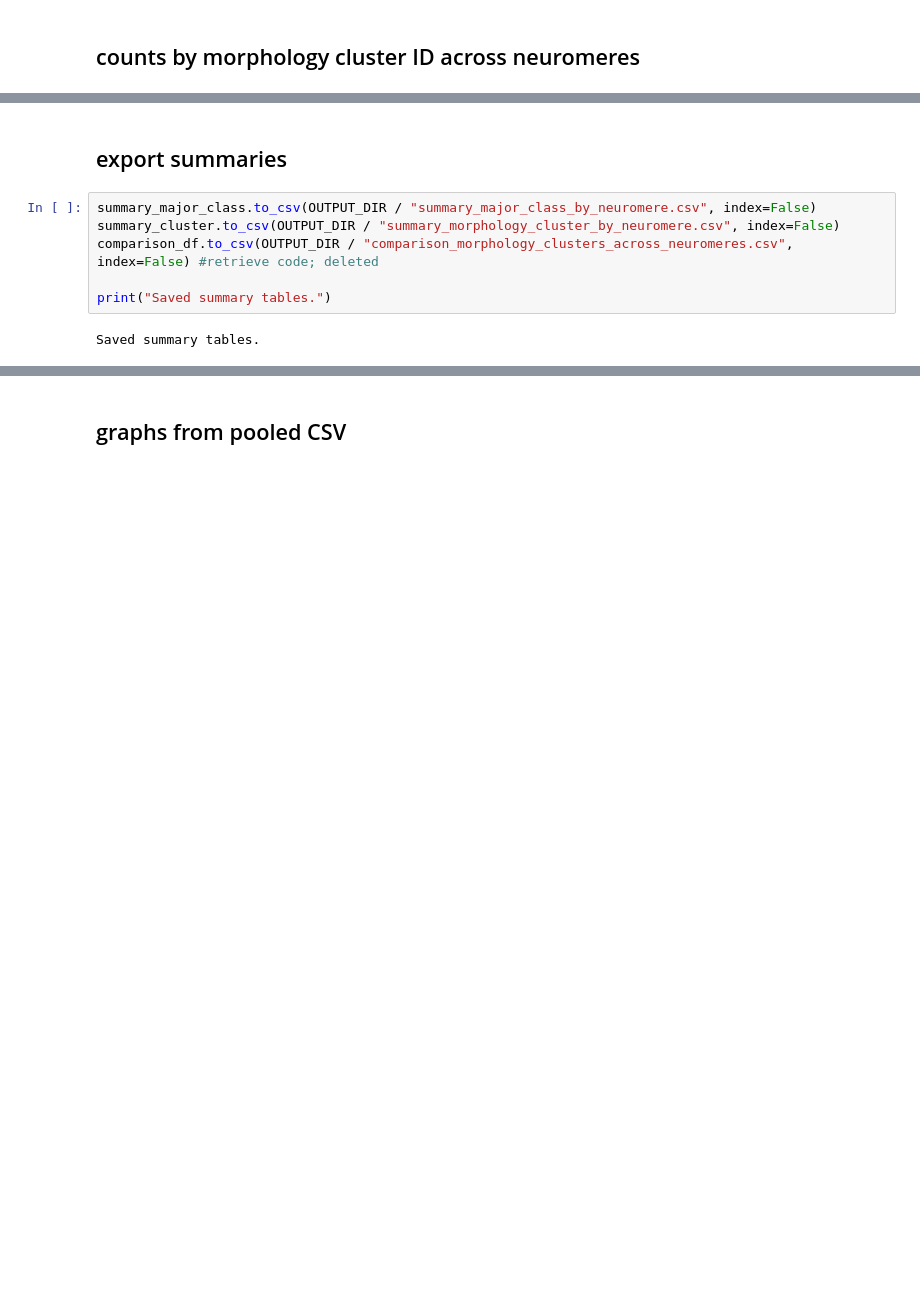
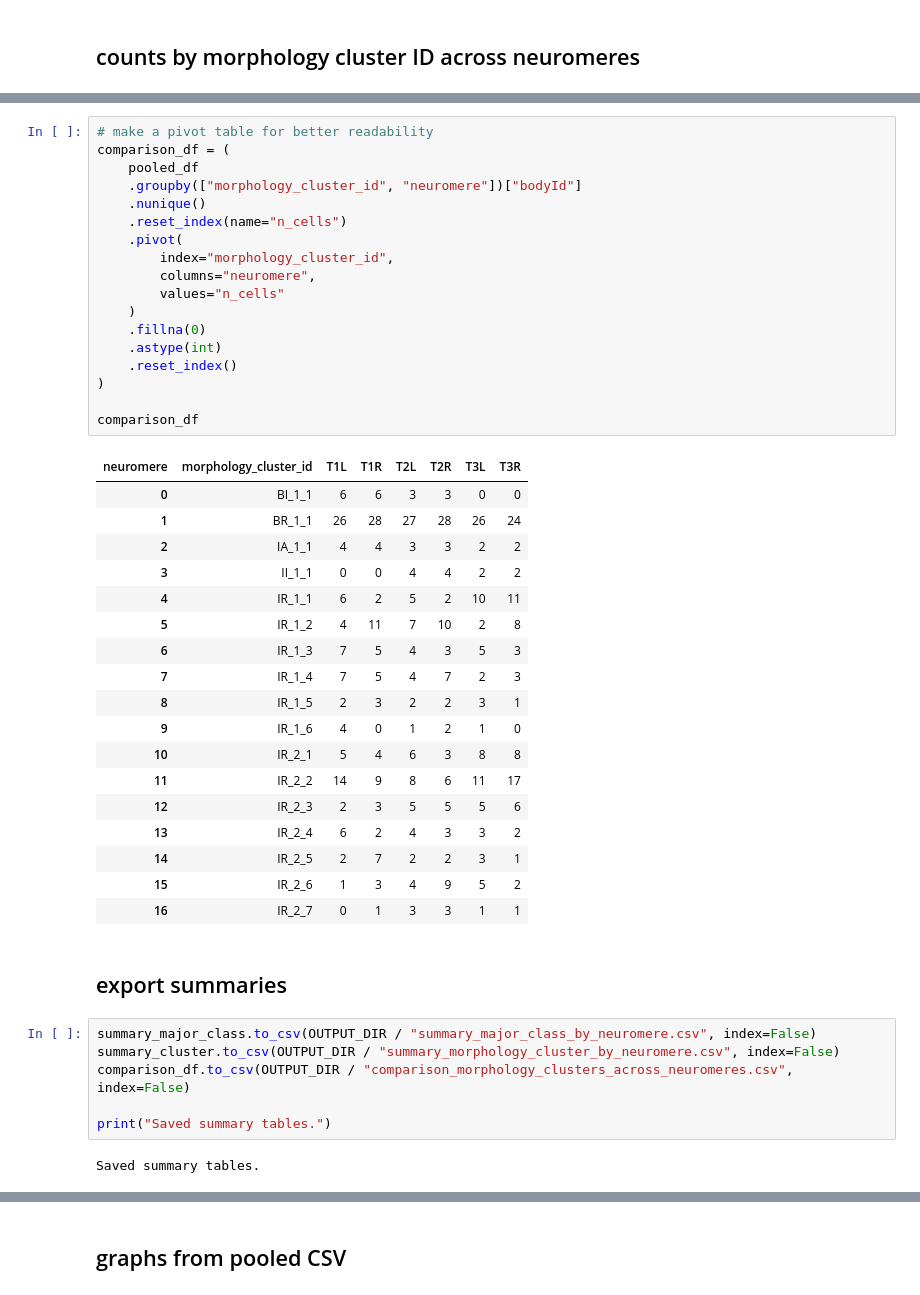
Before and after one commit to J-Soffers/4B-analysis, a Jupyter notebook: MANC-12- v1.2.3_2_all_neuromere_analysis_version2.ipynb, the cells around one changed output, grey strips where cells are left out. Saved outputs shown, nothing was run; the diff lists cells and outputs as text; blank space fills up the shorter version.

```diff
--- a/MANC-12- v1.2.3_2_all_neuromere_analysis_version2.ipynb
+++ b/MANC-12- v1.2.3_2_all_neuromere_analysis_version2.ipynb
@@ -184,9 +212,46 @@ summary_cluster.head(50)
+# %%
+# make a pivot table for better readability
+comparison_df = (
+    pooled_df
+    .groupby(["morphology_cluster_id", "neuromere"])["bodyId"]
+    .nunique()
+    .reset_index(name="n_cells")
+    .pivot(
+        index="morphology_cluster_id",
+        columns="neuromere",
+        values="n_cells"
+    )
+    .fillna(0)
+    .astype(int)
+    .reset_index()
+)
+
+comparison_df
+# %% [output]
+| neuromere | morphology_cluster_id | T1L | T1R | T2L | T2R | T3L | T3R |
+| 0 | BI_1_1 | 6 | 6 | 3 | 3 | 0 | 0 |
+| 1 | BR_1_1 | 26 | 28 | 27 | 28 | 26 | 24 |
+| 2 | IA_1_1 | 4 | 4 | 3 | 3 | 2 | 2 |
+| 3 | II_1_1 | 0 | 0 | 4 | 4 | 2 | 2 |
+| 4 | IR_1_1 | 6 | 2 | 5 | 2 | 10 | 11 |
+| 5 | IR_1_2 | 4 | 11 | 7 | 10 | 2 | 8 |
+| 6 | IR_1_3 | 7 | 5 | 4 | 3 | 5 | 3 |
+| 7 | IR_1_4 | 7 | 5 | 4 | 7 | 2 | 3 |
+| 8 | IR_1_5 | 2 | 3 | 2 | 2 | 3 | 1 |
+| 9 | IR_1_6 | 4 | 0 | 1 | 2 | 1 | 0 |
+| 10 | IR_2_1 | 5 | 4 | 6 | 3 | 8 | 8 |
+| 11 | IR_2_2 | 14 | 9 | 8 | 6 | 11 | 17 |
+| 12 | IR_2_3 | 2 | 3 | 5 | 5 | 5 | 6 |
+| 13 | IR_2_4 | 6 | 2 | 4 | 3 | 3 | 2 |
+| 14 | IR_2_5 | 2 | 7 | 2 | 2 | 3 | 1 |
+| 15 | IR_2_6 | 1 | 3 | 4 | 9 | 5 | 2 |
+| 16 | IR_2_7 | 0 | 1 | 3 | 3 | 1 | 1 |
 # %% [markdown]
 ## export summaries
 # %%
 summary_major_class.to_csv(OUTPUT_DIR / "summary_major_class_by_neuromere.csv", index=False)
 summary_cluster.to_csv(OUTPUT_DIR / "summary_morphology_cluster_by_neuromere.csv", index=False)
-comparison_df.to_csv(OUTPUT_DIR / "comparison_morphology_clusters_across_neuromeres.csv", index=False) #retrieve code; deleted
+comparison_df.to_csv(OUTPUT_DIR / "comparison_morphology_clusters_across_neuromeres.csv", index=False)
 
 print("Saved summary tables.")
 # %% [output]
```
Also changed, not shown: parts of 12 cells of this notebook, 34 other files.
